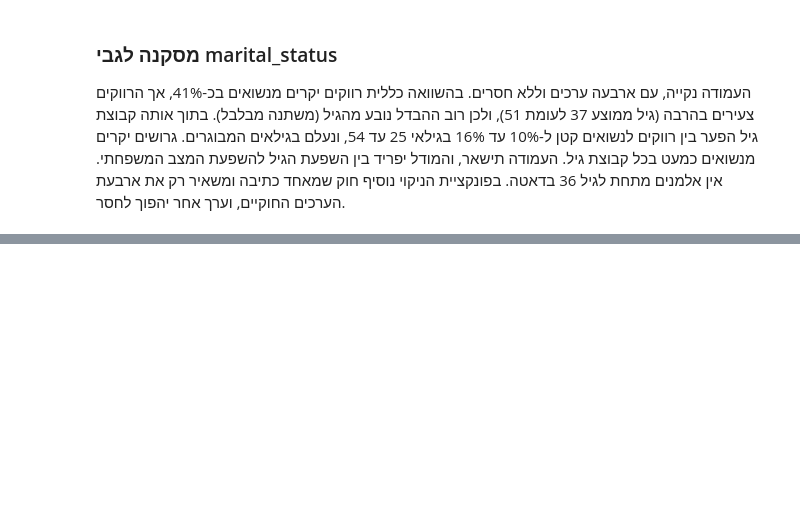
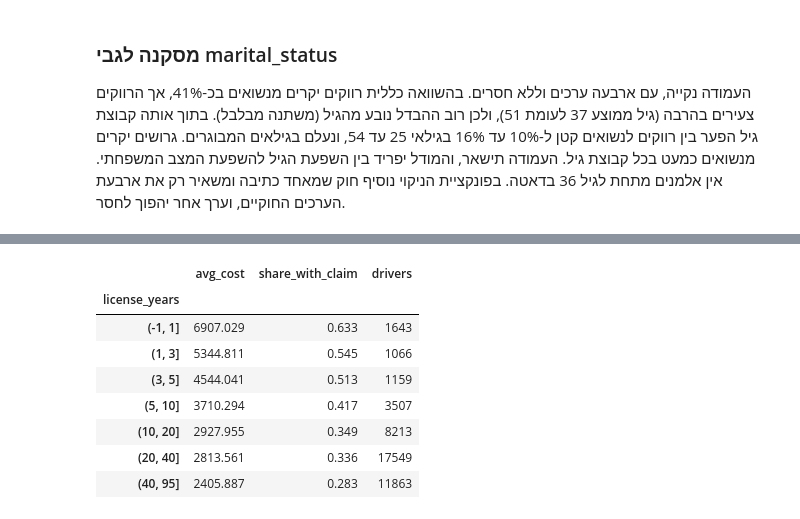
Before and after one commit to liadrimer/car-insurance-claim-prediction, a Jupyter notebook: cleaning_driver.ipynb, the cells around one changed output, grey strips where cells are left out. Drawn from its saved outputs; the diff is of its cells as text; code cells hidden in the pictures; blank space fills up the shorter version.

```diff
--- a/cleaning_driver.ipynb
+++ b/cleaning_driver.ipynb
@@ -521,0 +582,18 @@ df.pivot_table(index=age_group, columns="marital_status",
+# %%
+# השוואת עלות התביעות לפי ותק הרישיון
+license_group = pd.cut(df["license_years"], bins=[-1, 1, 3, 5, 10, 20, 40, 95])
+df.groupby(license_group, observed=True)["annual_claim_cost"].agg(
+    avg_cost="mean",
+    share_with_claim=lambda s: (s > 0).mean(),
+    drivers="count",
+).round(3)
+# %% [output]
+|  | avg_cost | share_with_claim | drivers |
+| license_years |  |  |  |
+| (-1, 1] | 6907.029 | 0.633 | 1643 |
+| (1, 3] | 5344.811 | 0.545 | 1066 |
+| (3, 5] | 4544.041 | 0.513 | 1159 |
+| (5, 10] | 3710.294 | 0.417 | 3507 |
+| (10, 20] | 2927.955 | 0.349 | 8213 |
+| (20, 40] | 2813.561 | 0.336 | 17549 |
+| (40, 95] | 2405.887 | 0.283 | 11863 |
```
Also changed, not shown: parts of 7 cells of this notebook.
